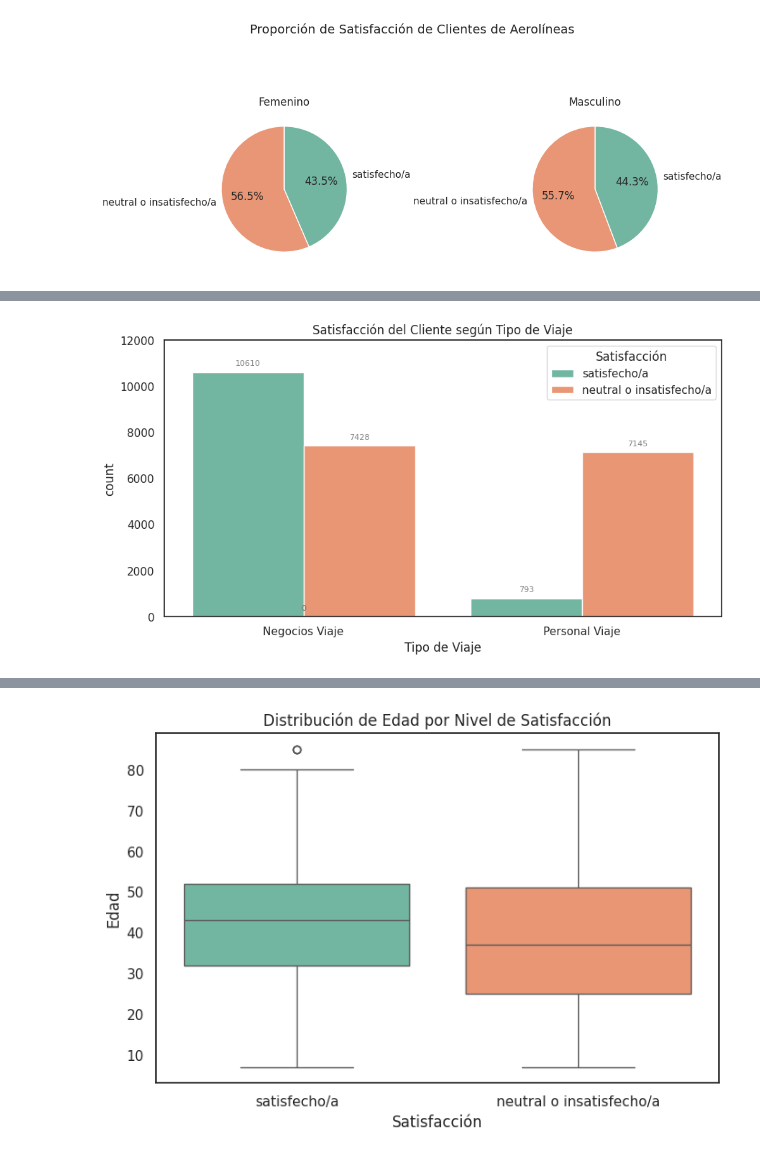
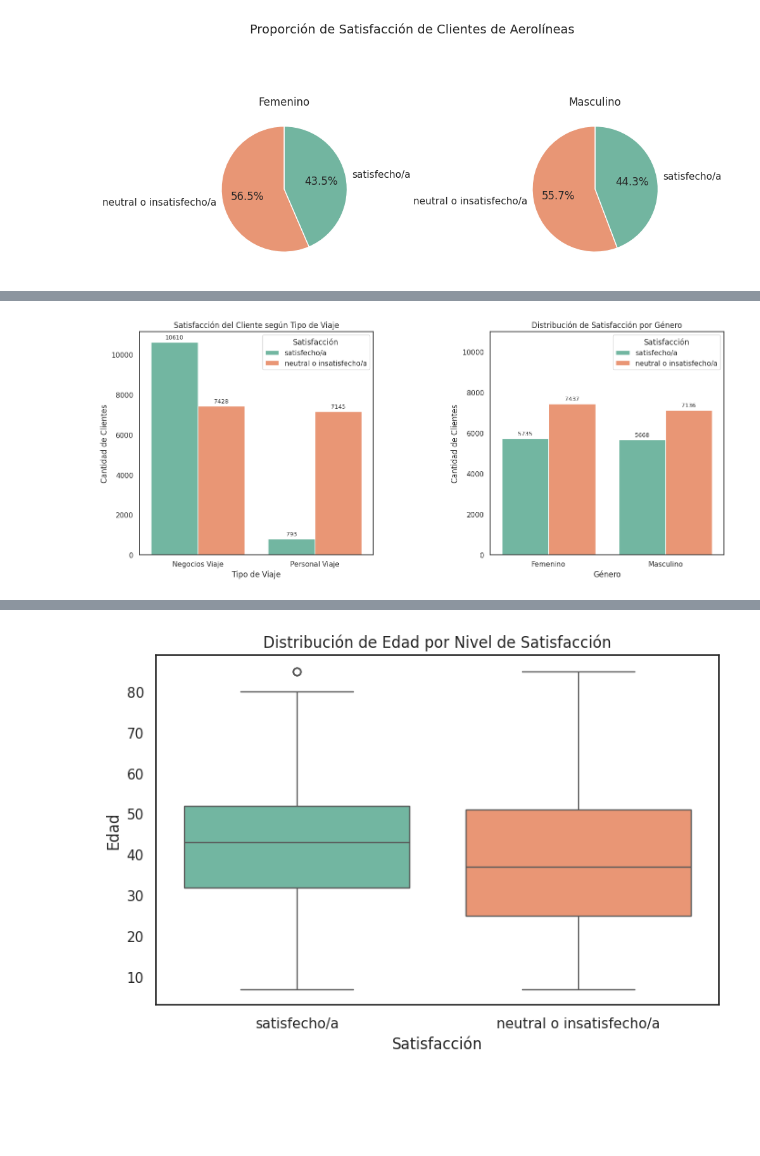
Before and after one commit to soledad-villarrubia/Data_Sciense_1, a Jupyter notebook: Proyecto_Final_CODERHOUSE.ipynb, the cells around one changed output, grey strips where cells are left out. Cells and saved outputs as stored; diff of their text form; code cells hidden in the pictures; blank space fills up the shorter version.

```diff
--- a/Proyecto_Final_CODERHOUSE.ipynb
+++ b/Proyecto_Final_CODERHOUSE.ipynb
@@ -215,19 +192,33 @@ plt.show()
-# %%
-# Gráfico de barras sobre Satisfacción de Clientes en Aereolíneas según Tipo de Viaje
-sns.set_style("white")
-plt.figure(figsize=(10, 5))
-plt.title('Satisfacción del Cliente según Tipo de Viaje')
-
-# Etiquetas de datos
-ax = sns.countplot(data=df, x='Tipo de Viaje', hue='Satisfacción', palette='Set2')
-# Etiquetas en cada barra
-for p in ax.patches:
-    altura = p.get_height()
-    ax.annotate(f'{int(altura)}',  # convierte a entero
-                (p.get_x() + p.get_width() / 2., altura),  # posición
-                ha='center', va='bottom', fontsize=8, color='grey', xytext=(0, 5), textcoords='offset points')
-  # Ajustar la escala del eje y para que las etiquetas no se corten
-plt.ylim(0, 12000)
-plt.show()
-# %% [output]
-[figure, removed]
+# %%
+# Gráficos de Barra separados
+fig, (ax1, ax2) = plt.subplots(1, 2, figsize=(14, 6))
+
+# Primer gráfico: Satisfacción según Tipo de Viaje
+sns.countplot(data=df, x='Tipo de Viaje', hue='Satisfacción', palette='Set2', ax=ax1)
+ax1.set_title('Satisfacción del Cliente según Tipo de Viaje')
+ax1.set_ylabel('Cantidad de Clientes')
+
+# Agregar etiquetas a cada barra en el primer gráfico
+for container in ax1.containers:
+    ax1.bar_label(container, fmt='%.0f', label_type='edge', padding=3, fontsize=9)
+
+# Segundo gráfico: Satisfacción según Tipo de Género
+sns.countplot(data=df, x='Género', hue='Satisfacción', palette='Set2', ax=ax2)
+ax2.set_title('Distribución de Satisfacción por Género')
+ax2.set_ylabel('Cantidad de Clientes')
+
+# Agregar etiquetas a cada barra en el segundo gráfico
+for container in ax2.containers:
+    ax2.bar_label(container, fmt='%.0f', label_type='edge', padding=3, fontsize=9)
+
+# Ajustar el diseño para que no se superpongan los elementos
+plt.tight_layout()
+plt.ylim(0, 11000)
+
+# Ajustar espacio entre gráficos (wspace controla el espacio horizontal)
+plt.subplots_adjust(wspace=0.5)  # Aumenta este valor para más espacio
+
+# Mostrar los gráficos
+plt.show()
+# %% [output]
+[figure, added]
```
Also changed, not shown: parts of 3 cells of this notebook.
